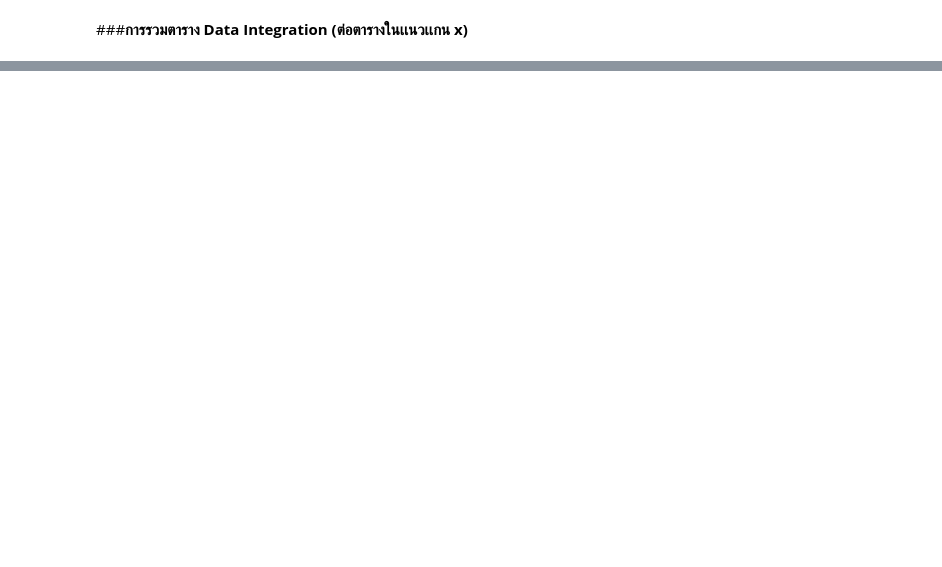
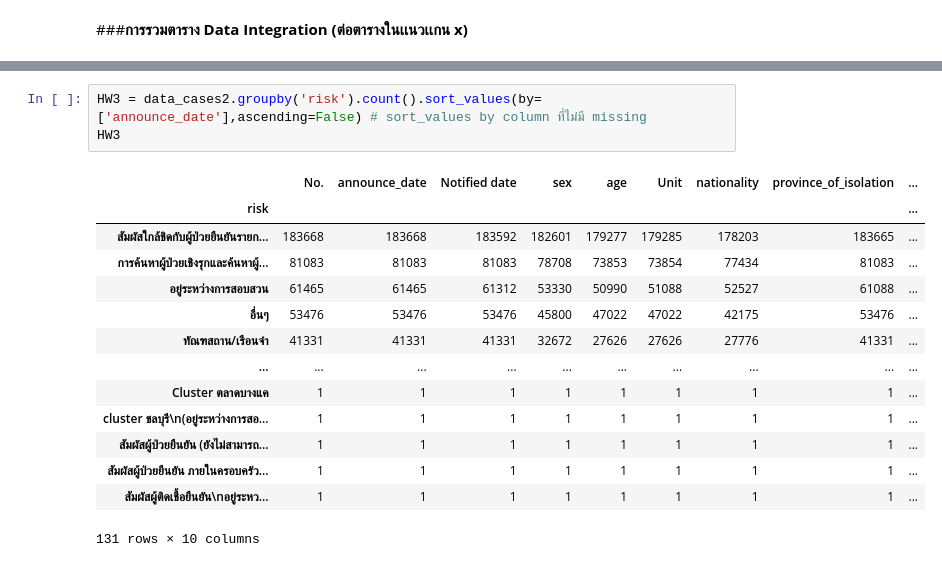
Before and after one commit to SupawadeeKhamthuy/DWDM21, a Jupyter notebook: Data_Preprocessing_(Chapter_3).ipynb, the cells around one changed output, grey strips where cells are left out. Saved outputs shown, nothing was run; the diff lists cells and outputs as text; blank space fills up the shorter version.

```diff
--- a/Data_Preprocessing_(Chapter_3).ipynb
+++ b/Data_Preprocessing_(Chapter_3).ipynb
@@ -1161,0 +1516,18 @@ data_cut
+# %%
+HW3 = data_cases2.groupby('risk').count().sort_values(by=['announce_date'],ascending=False) # sort_values by column ที่ไม่มี missing
+HW3
+# %% [output]
+|  | No. | announce_date | Notified date | sex | age | Unit | nationality | province_of_isolation | ... |
+| risk |  |  |  |  |  |  |  |  | ... |
+| สัมผัสใกล้ชิดกับผู้ป่วยยืนยันรายก... | 183668 | 183668 | 183592 | 182601 | 179277 | 179285 | 178203 | 183665 | ... |
+| การค้นหาผู้ป่วยเชิงรุกและค้นหาผู้... | 81083 | 81083 | 81083 | 78708 | 73853 | 73854 | 77434 | 81083 | ... |
+| อยู่ระหว่างการสอบสวน | 61465 | 61465 | 61312 | 53330 | 50990 | 51088 | 52527 | 61088 | ... |
+| อื่นๆ | 53476 | 53476 | 53476 | 45800 | 47022 | 47022 | 42175 | 53476 | ... |
+| ทัณฑสถาน/เรือนจำ | 41331 | 41331 | 41331 | 32672 | 27626 | 27626 | 27776 | 41331 | ... |
+| ... | ... | ... | ... | ... | ... | ... | ... | ... | ... |
+| Cluster ตลาดบางแค | 1 | 1 | 1 | 1 | 1 | 1 | 1 | 1 | ... |
+| cluster ชลบุรี\n(อยู่ระหว่างการสอ... | 1 | 1 | 1 | 1 | 1 | 1 | 1 | 1 | ... |
+| สัมผัสผู้ป่วยยืนยัน (ยังไม่สามารถ... | 1 | 1 | 1 | 1 | 1 | 1 | 1 | 1 | ... |
+| สัมผัสผู้ป่วยยืนยัน ภายในครอบครัว... | 1 | 1 | 1 | 1 | 1 | 1 | 1 | 1 | ... |
+| สัมผัสผู้ติดเชื้อยืนยัน\nอยู่ระหว... | 1 | 1 | 1 | 1 | 1 | 1 | 1 | 1 | ... |
+131 rows × 10 columns
```
Also changed, not shown: parts of 54 cells of this notebook.
